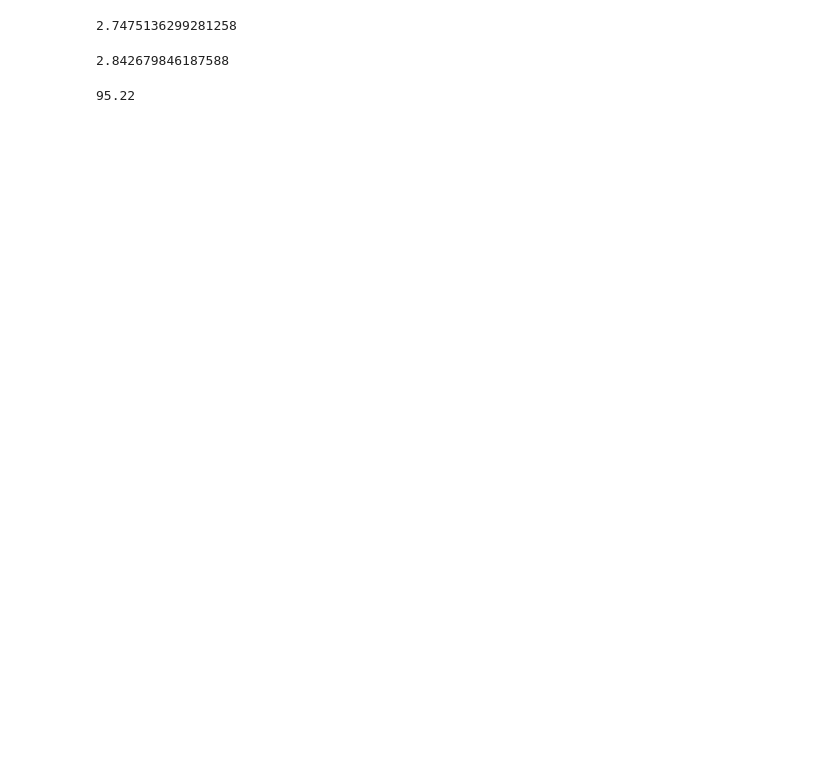
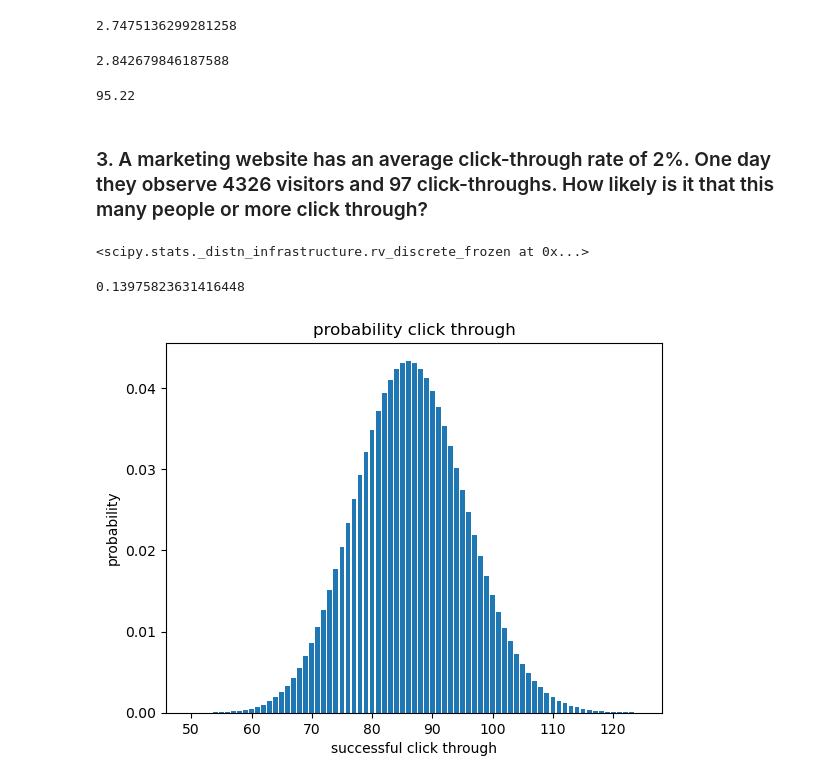
Before and after one commit to Luis-Martinez1/statistics-exercises, a Jupyter notebook: probability_distributions.ipynb, the cells around one changed output. Cells and saved outputs as stored; diff of their text form; code cells hidden in the pictures; blank space fills up the shorter version.

```diff
--- a/probability_distributions.ipynb
+++ b/probability_distributions.ipynb
@@ -89,3 +119,36 @@ grade_dist.ppf(.3)
 round(grade_dist.cdf(3.5)*100,2)
 # %% [output]
 95.22
+# %% [markdown]
+ ### 3. A marketing website has an average click-through rate of 2%. One day they observe 4326 visitors and 97 click-throughs. How likely is it that this many people or more click through?
+# %%
+# define n (number of trials) and p (probability of success)
+n=4326
+p= .02
+click_dist=stats.binom(n,p)
+# %%
+# create distribution object
+click_dist
+# %% [output]
+<scipy.stats._distn_infrastructure.rv_discrete_frozen at 0x...>
+# %%
+# How likely is it that this many people or more click through(97)?
+'''
+# x = 97
+# x is the number of successes in a trial (a click through is a success)
+# sf(96) is used becuase we want probabilty of 97 or higher click throughs
+'''
+click_dist.sf(96)
+# %% [output]
+0.13975823631416448
+# %%
+# plot it!
+domain = np.arange(50, 125, 1)
+click_range = [click_dist.pmf(n) for n in domain]
+plt.bar(domain, click_range)
+plt.title('probability click through')
+plt.xlabel('successful click through')
+plt.ylabel('probability')
+plt.show()
+# %% [output]
+[figure, added]
```
Also changed, not shown: parts of 38 cells of this notebook.
